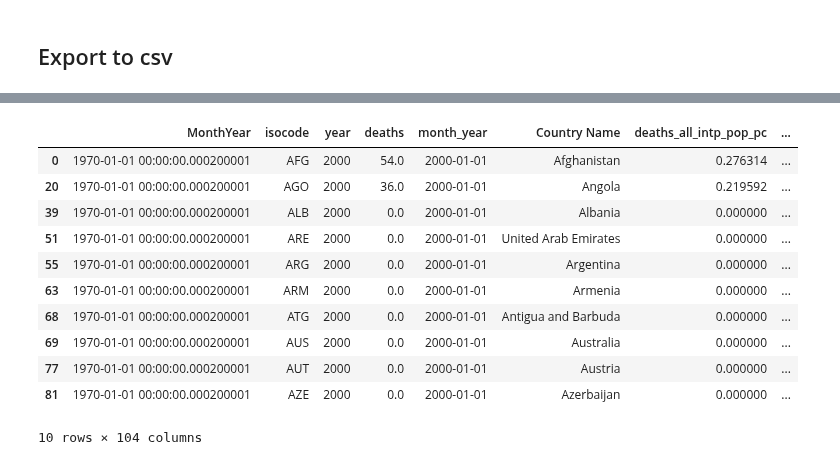
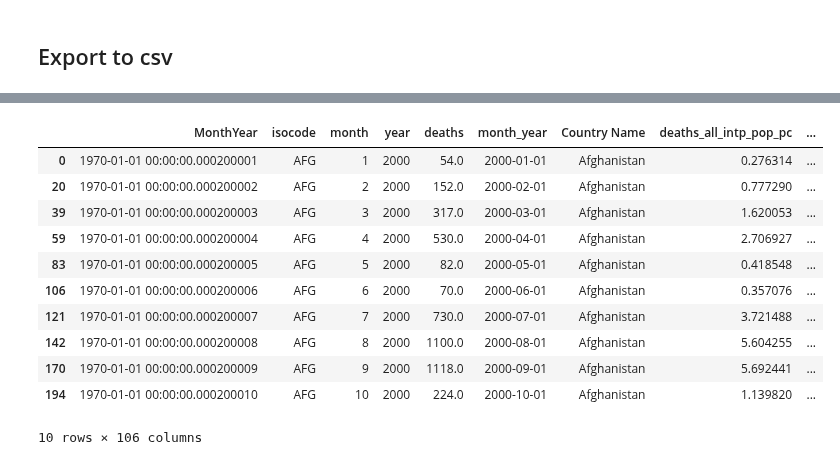
Before and after one commit to luisquinonesPR/thesis, a Jupyter notebook: utils/preprocessing.ipynb, the cells around one changed output, grey strips where cells are left out. Cells and saved outputs as stored; diff of their text form; code cells hidden in the pictures.

```diff
--- a/utils/preprocessing.ipynb
+++ b/utils/preprocessing.ipynb
@@ -814,0 +898,20 @@ for i in range(0, 21):
+# %%
+#specific_events = ['state_deaths', 'nonstate_deaths', 'onesided_deaths', 'civilian_deaths']
+
+event_cols_gov = ['count_events_{}_gov'.format(i) for i in range(1, 21)]
+event_cols_opp = ['count_events_{}_opp'.format(i) for i in range(1, 21)]
+
+df_shares['events_gov'] = df_shares[event_cols_gov].sum(axis=1)
+df_shares['events_opp'] = df_shares[event_cols_opp].sum(axis=1)
+
+specific_events = ['events_gov', 'events_opp']
+
+# Compute the share of each subset of events of the total events - only when not dividing by zero
+for col in specific_events:
+    df_shares['share_{}'.format(col)] = np.where((df_shares['total_events'] > 0) & (df_shares[col] > 0),
+                                                 round(df_shares[col] / df_shares['total_events'] * 100, 2), 0)
+
+# Drop the original columns
+df_shares.drop(columns=specific_events, inplace=True)
+
+df_shares.isnull().sum().sum()
@@ -918,6 +1027,7 @@ decay = 0.8
 unit_of_analyis = 'isocode'
 
 print(df_stocks.shape)
+
 
 # generates missing values for some months, starting Decemeber 2018 (when using Jan 2018 as start date)
 # lcols = (df_feat.groupby(unit_of_analyis)
@@ -937,7 +1047,15 @@ new_df = pd.DataFrame(lcols_novs).transpose()
 print(new_df.shape)
 
 df_stocks.reset_index(drop=True, inplace=True)
+
+# sort by country and month to join accurately!
+df_stocks.sort_values(by=[unit_of_analyis, 'month_year'], inplace=True)
+
 df_stocks = df_stocks.join(new_df)
+
+# sort back to original order
+df_stocks.sort_values(by=[unit_of_analyis, 'month_year'], inplace=True)
+
 
 print(df_stocks.shape)
 
@@ -1038,9 +1156,9 @@ def encode_adm(df, year_threshold):
 
     # Target encoding the regions that have at least 1 event of type 18, 19, or 20
     region_encoder = ce.TargetEncoder(smoothing=1.0)
-    region_encoder.fit(df_train['ActionGeo_ADM1Code'], df_train['deaths'])
-    df_train['ActionGeo_ADM1Code'] = region_encoder.transform(df_train['ActionGeo_ADM1Code'], df_train['deaths'])
-    df_test['ActionGeo_ADM1Code'] = region_encoder.transform(df_test['ActionGeo_ADM1Code'], df_test['deaths'])
+    region_encoder.fit(df_train['ActionGeo_ADM1Code'], df_train[deaths_choice]) #['deaths'])
+    df_train['ActionGeo_ADM1Code'] = region_encoder.transform(df_train['ActionGeo_ADM1Code'], df_train[deaths_choice]) #['deaths'])
+    df_test['ActionGeo_ADM1Code'] = region_encoder.transform(df_test['ActionGeo_ADM1Code'], df_test[deaths_choice]) #['deaths'])
     df = pd.concat([df_train, df_test])
 
     # Getting the maximum, mean, and median regions for each month/year and country
@@ -1096,7 +1214,8 @@ print((set(df_deaths.columns) - set(pop_options.columns)))
 # %%
 df_cyclical = df_deaths.copy()
 
-encoder = CyclicalFeatures(variables=['month'], drop_original=True)
+encoder = CyclicalFeatures(variables=['month'], drop_original=False)
 df_cyclical = encoder.fit_transform(df_cyclical)
-df_cyclical
+
+df_cyclical.loc[df_cyclical['isocode'] == 'ALB', ['month_year', 'month_sin', 'month_cos']]
 # %% [output]
@@ -1125,6 +1244,11 @@ print('deaths choice:', deaths_choice)
 
 df.drop(columns=['country', pop_choice], inplace=True)
 
+# Only keep any years before 2023 and within 2023, only keep months that are not April or May
+df = df[(df['year'] != 2023) | ((df['year'] == 2023) & (~df['month'].isin([4, 5])))]
+
+
+print(df.month_year.min(), df.month_year.max())
 df.head(10)
 # %% [output]
 pop choice: intp_pop
@@ -1133,12 +1258,12 @@ deaths choice: deaths_all_intp_pop_pc
-|  | MonthYear | isocode | year | deaths | month_year | Country Name | deaths_all_intp_pop_pc | ... |
-| 0 | 1970-01-01 00:00:00.000200001 | AFG | 2000 | 54.0 | 2000-01-01 | Afghanistan | 0.276314 | ... |
-| 20 | 1970-01-01 00:00:00.000200001 | AGO | 2000 | 36.0 | 2000-01-01 | Angola | 0.219592 | ... |
-| 39 | 1970-01-01 00:00:00.000200001 | ALB | 2000 | 0.0 | 2000-01-01 | Albania | 0.000000 | ... |
-| 51 | 1970-01-01 00:00:00.000200001 | ARE | 2000 | 0.0 | 2000-01-01 | United Arab Emirates | 0.000000 | ... |
-| 55 | 1970-01-01 00:00:00.000200001 | ARG | 2000 | 0.0 | 2000-01-01 | Argentina | 0.000000 | ... |
-| 63 | 1970-01-01 00:00:00.000200001 | ARM | 2000 | 0.0 | 2000-01-01 | Armenia | 0.000000 | ... |
-| 68 | 1970-01-01 00:00:00.000200001 | ATG | 2000 | 0.0 | 2000-01-01 | Antigua and Barbuda | 0.000000 | ... |
-| 69 | 1970-01-01 00:00:00.000200001 | AUS | 2000 | 0.0 | 2000-01-01 | Australia | 0.000000 | ... |
-| 77 | 1970-01-01 00:00:00.000200001 | AUT | 2000 | 0.0 | 2000-01-01 | Austria | 0.000000 | ... |
-| 81 | 1970-01-01 00:00:00.000200001 | AZE | 2000 | 0.0 | 2000-01-01 | Azerbaijan | 0.000000 | ... |
+|  | MonthYear | isocode | month | year | deaths | month_year | Country Name | deaths_all_intp_pop_pc | ... |
+| 0 | 1970-01-01 00:00:00.000200001 | AFG | 1 | 2000 | 54.0 | 2000-01-01 | Afghanistan | 0.276314 | ... |
+| 20 | 1970-01-01 00:00:00.000200002 | AFG | 2 | 2000 | 152.0 | 2000-02-01 | Afghanistan | 0.777290 | ... |
+| 39 | 1970-01-01 00:00:00.000200003 | AFG | 3 | 2000 | 317.0 | 2000-03-01 | Afghanistan | 1.620053 | ... |
+| 59 | 1970-01-01 00:00:00.000200004 | AFG | 4 | 2000 | 530.0 | 2000-04-01 | Afghanistan | 2.706927 | ... |
+| 83 | 1970-01-01 00:00:00.000200005 | AFG | 5 | 2000 | 82.0 | 2000-05-01 | Afghanistan | 0.418548 | ... |
+| 106 | 1970-01-01 00:00:00.000200006 | AFG | 6 | 2000 | 70.0 | 2000-06-01 | Afghanistan | 0.357076 | ... |
+| 121 | 1970-01-01 00:00:00.000200007 | AFG | 7 | 2000 | 730.0 | 2000-07-01 | Afghanistan | 3.721488 | ... |
+| 142 | 1970-01-01 00:00:00.000200008 | AFG | 8 | 2000 | 1100.0 | 2000-08-01 | Afghanistan | 5.604255 | ... |
+| 170 | 1970-01-01 00:00:00.000200009 | AFG | 9 | 2000 | 1118.0 | 2000-09-01 | Afghanistan | 5.692441 | ... |
+| 194 | 1970-01-01 00:00:00.000200010 | AFG | 10 | 2000 | 224.0 | 2000-10-01 | Afghanistan | 1.139820 | ... |
-10 rows × 104 columns
+10 rows × 106 columns
```
Also changed, not shown: parts of 25 cells of this notebook.
